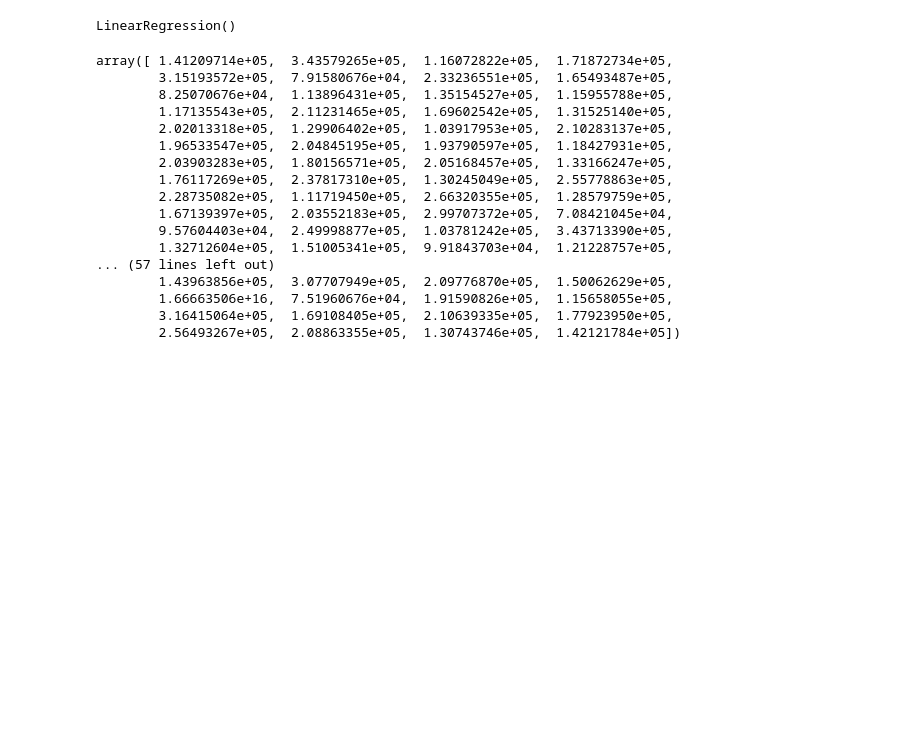
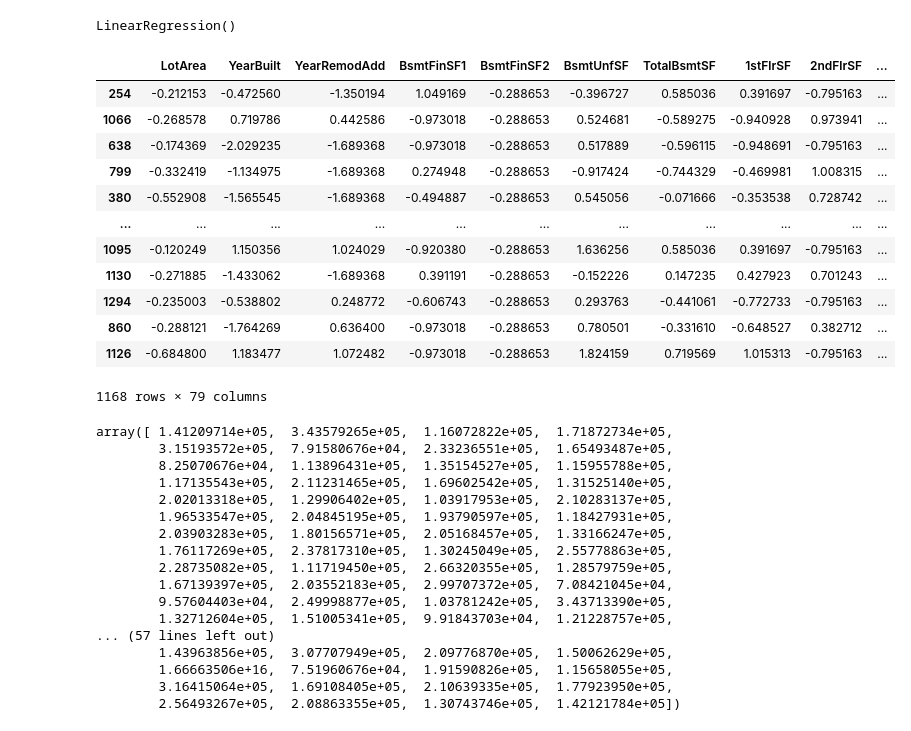
Before and after one commit to JaleesMoeen/House_Price_Forecaster, a Jupyter notebook: Data Modeling/2_HP_Random_Forest_Regressor_Optmization.ipynb, the cells around one changed output. Saved outputs shown, nothing was run; the diff lists cells and outputs as text; code cells hidden in the pictures; blank space fills up the shorter version.

```diff
--- a/Data Modeling/2_HP_Random_Forest_Regressor_Optmization.ipynb
+++ b/Data Modeling/2_HP_Random_Forest_Regressor_Optmization.ipynb
@@ -178,6 +181,22 @@ model = LinearRegression()
 model.fit(X_train, y_train)
 # %% [output]
 LinearRegression()
+# %%
+X_train
+# %% [output]
+|  | LotArea | YearBuilt | YearRemodAdd | BsmtFinSF1 | BsmtFinSF2 | BsmtUnfSF | TotalBsmtSF | 1stFlrSF | 2ndFlrSF | ... |
+| 254 | -0.212153 | -0.472560 | -1.350194 | 1.049169 | -0.288653 | -0.396727 | 0.585036 | 0.391697 | -0.795163 | ... |
+| 1066 | -0.268578 | 0.719786 | 0.442586 | -0.973018 | -0.288653 | 0.524681 | -0.589275 | -0.940928 | 0.973941 | ... |
+| 638 | -0.174369 | -2.029235 | -1.689368 | -0.973018 | -0.288653 | 0.517889 | -0.596115 | -0.948691 | -0.795163 | ... |
+| 799 | -0.332419 | -1.134975 | -1.689368 | 0.274948 | -0.288653 | -0.917424 | -0.744329 | -0.469981 | 1.008315 | ... |
+| 380 | -0.552908 | -1.565545 | -1.689368 | -0.494887 | -0.288653 | 0.545056 | -0.071666 | -0.353538 | 0.728742 | ... |
+| ... | ... | ... | ... | ... | ... | ... | ... | ... | ... | ... |
+| 1095 | -0.120249 | 1.150356 | 1.024029 | -0.920380 | -0.288653 | 1.636256 | 0.585036 | 0.391697 | -0.795163 | ... |
+| 1130 | -0.271885 | -1.433062 | -1.689368 | 0.391191 | -0.288653 | -0.152226 | 0.147235 | 0.427923 | 0.701243 | ... |
+| 1294 | -0.235003 | -0.538802 | 0.248772 | -0.606743 | -0.288653 | 0.293763 | -0.441061 | -0.772733 | -0.795163 | ... |
+| 860 | -0.288121 | -1.764269 | 0.636400 | -0.973018 | -0.288653 | 0.780501 | -0.331610 | -0.648527 | 0.382712 | ... |
+| 1126 | -0.684800 | 1.183477 | 1.072482 | -0.973018 | -0.288653 | 1.824159 | 0.719569 | 1.015313 | -0.795163 | ... |
+1168 rows × 79 columns
 # %%
 # Make predictions
 price_predictions = model.predict(X_test)
```
Also changed, not shown: parts of 4 cells of this notebook, 4 other files.
